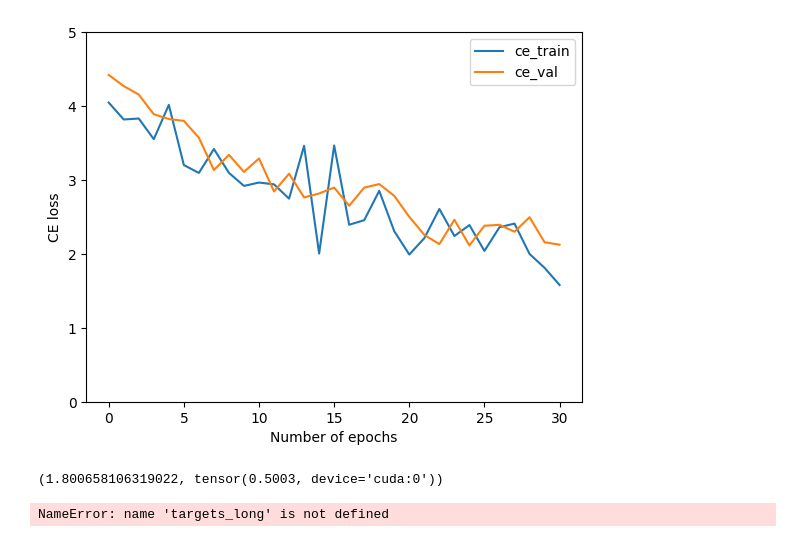
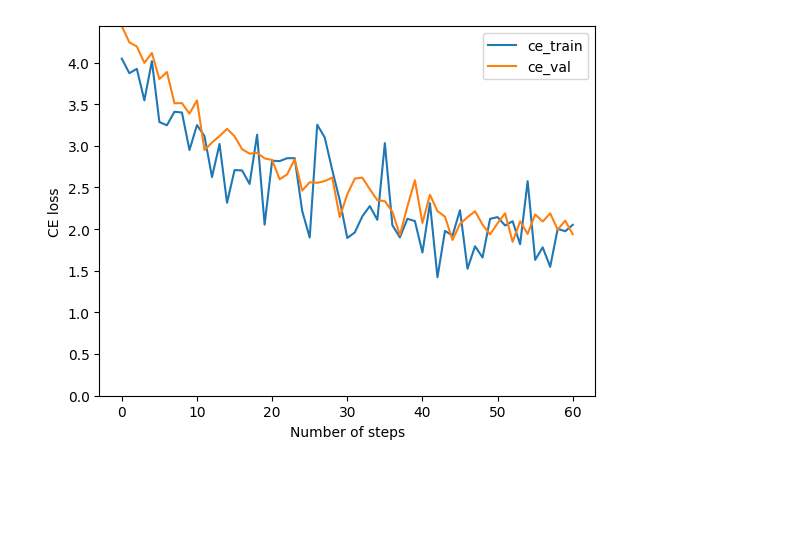
Before and after one commit to eronhorv/streetview, a Jupyter notebook: main.ipynb, the cells around one changed output. Drawn from its saved outputs; the diff is of its cells as text; code cells hidden in the pictures; blank space fills up the shorter version.

```diff
--- a/main.ipynb
+++ b/main.ipynb
@@ -76,10 +79,15 @@ generator, dataset, dataloader
 # %%
+batch_size = 16
+im_height = 512
+
+im_width = int(im_height * (1536 / 662))
+
 transf = transforms.Compose([transforms.RandomHorizontalFlip(), transforms.ToTensor(), transforms.Normalize((0.5, 0.5, 0.5), (0.5, 0.5, 0.5))])
 
-parquet_dataset = ParquetImageDataset(df, transforms.Compose([transforms.RandomCrop((512, 1187)), transf]))
+parquet_dataset = ParquetImageDataset(df, transforms.Compose([transforms.RandomCrop((im_height, im_width)), transf]))
 
 imfolder = torchvision.datasets.ImageFolder.make_dataset(directory="dataset2", is_valid_file=(lambda s: Image.open(s).size == (1536, 662)), class_to_idx=cntry_dict)
-jpg_dataset = JpgImageDataset(imfolder, transforms=transforms.Compose([transforms.Resize(512), transf]))
+jpg_dataset = JpgImageDataset(imfolder, transforms=transforms.Compose([transforms.Resize(im_height), transf]))
 
 big_dataset = torch.utils.data.ConcatDataset([jpg_dataset, parquet_dataset])
 
@@ -87,7 +95,6 @@ big_dataset = torch.utils.data.ConcatDataset([jpg_dataset, parquet_dataset])
 train_dataset, val_dataset, test_dataset = torch.utils.data.random_split(big_dataset, [0.7, 0.2, 0.1], generator=torch.Generator('cuda'))
 
 # dataloaders
-batch_size = 16
 train_dataloader = torch.utils.data.DataLoader(train_dataset, batch_size=batch_size, num_workers=0, shuffle=True, generator=torch.Generator('cuda'))
 val_dataloader = torch.utils.data.DataLoader(val_dataset, batch_size=batch_size, num_workers=0, shuffle=True, generator=torch.Generator('cuda'))
 test_dataloader = torch.utils.data.DataLoader(test_dataset, batch_size=batch_size, num_workers=0, shuffle=True, generator=torch.Generator('cuda'))
@@ -208,11 +217,12 @@ Training
 tr_losses = []
 val_losses = []
 # %%
-optimizer = optim.Adam(model.parameters(), lr=1e-7)
+optimizer = optim.Adam(model.parameters(), lr=1e-5)
 # %%
-for epoch in range(10):
+num_epochs = 1
+
+for epoch in range(num_epochs):
   for i, batch in enumerate(train_dataloader):
-
     model.train()
     optimizer.zero_grad()
 
@@ -237,15 +257,10 @@ KeyboardInterrupt:
 # %%
-# loss plot
 plt.plot(tr_losses, label="ce_train")
 plt.plot(val_losses, label="ce_val")
-plt.xlabel("Number of epochs")
+plt.xlabel("Number of steps")
 plt.ylabel("CE loss")
-plt.ylim(0,5)
+plt.ylim(0, np.max(val_losses))
 plt.legend()
 plt.show()
 # %% [output]
-[figure, old version]
+[figure, new version]
-# %%
-model.calc_loss_and_acc(test_dataloader, len(test_dataset) / batch_size)
-# %% [output]
-(1.800658106319022, tensor(0.5003, device='cuda:0'))
@@ -274,8 +266,0 @@ with torch.no_grad():
-# %%
-targets_long = F.one_hot(input=targets_long.long(), num_classes=56).transpose(0,1)[:, None, :]
-preds = F.one_hot(preds.long()).transpose(0,1)[None, ...]
-print(f'{targets_long.shape} {preds.shape}')
-# targets: (56, 1, n)
-# preds:  (1, 56, n)
-# %% [output]
-NameError: name 'targets_long' is not defined
```
Also changed, not shown: parts of 32 cells of this notebook, 3 other files.
